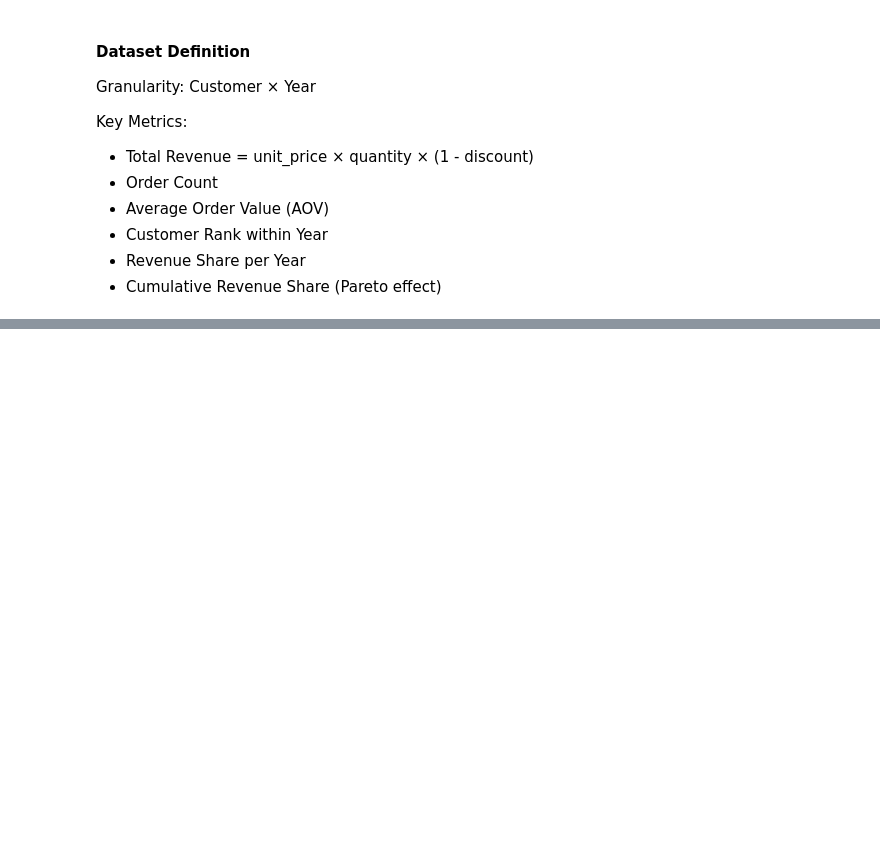
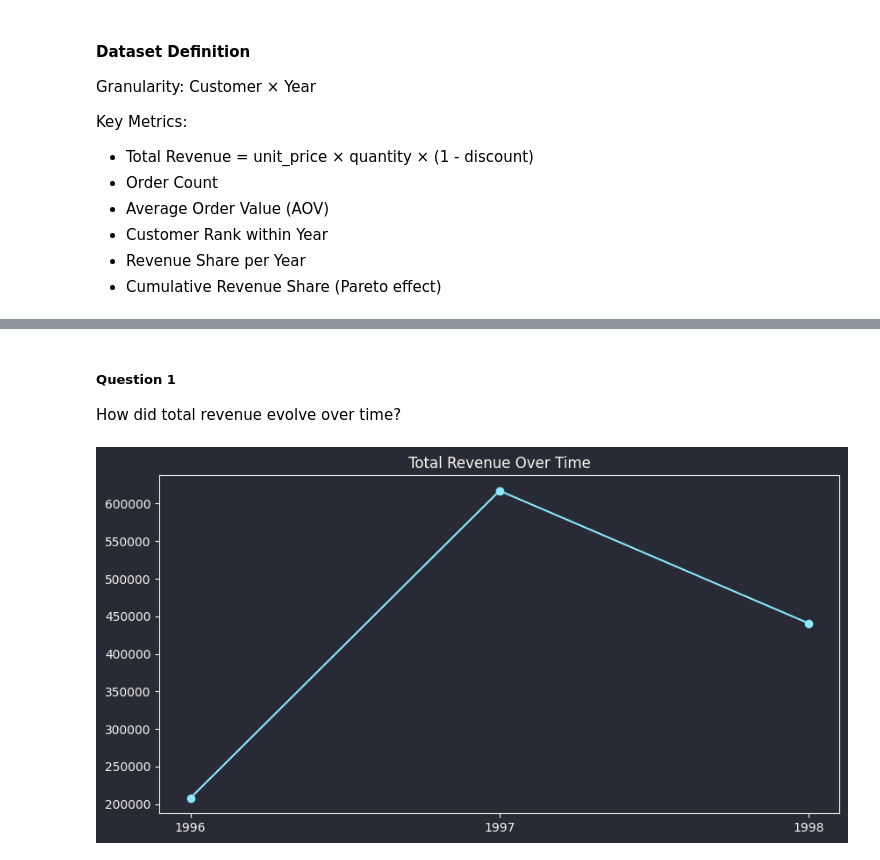
Before and after one commit to pzahorsky/northwind-sales-data-pipeline, a Jupyter notebook: notebook/sales_data_pipeline.ipynb, the cells around one changed output, grey strips where cells are left out. Saved outputs shown, nothing was run; the diff lists cells and outputs as text; code cells hidden in the pictures; blank space fills up the shorter version.

```diff
--- a/notebook/sales_data_pipeline.ipynb
+++ b/notebook/sales_data_pipeline.ipynb
@@ -51,0 +103,24 @@ SQL length: 769
+# %% [markdown]
+##### Question 1
+How did total revenue evolve over time?
+# %%
+import matplotlib.pyplot as plt
+import matplotx as mpx
+
+revenue_by_year = (dataset.groupby
+    ("year")["year_total_revenue"]
+    .first()
+)
+
+plt.style.use(mpx.styles.dracula)
+
+plt.figure(figsize=(10,5))
+
+plt.plot(revenue_by_year.index, revenue_by_year.values, marker="o")
+
+plt.title("Total Revenue Over Time")
+plt.xticks(revenue_by_year.index)
+
+plt.show()
+# %% [output]
+[figure, added]
```
Also changed, not shown: parts of 12 cells of this notebook, 2 other files.
